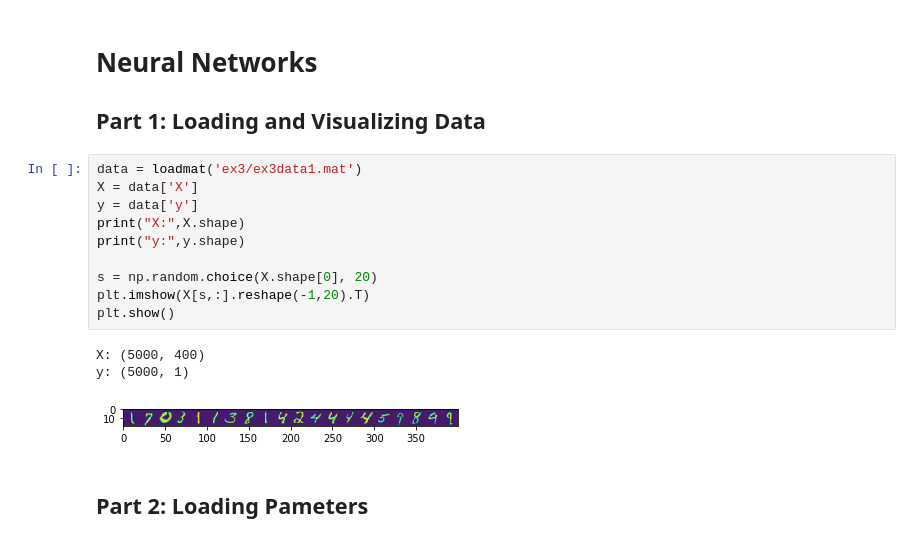
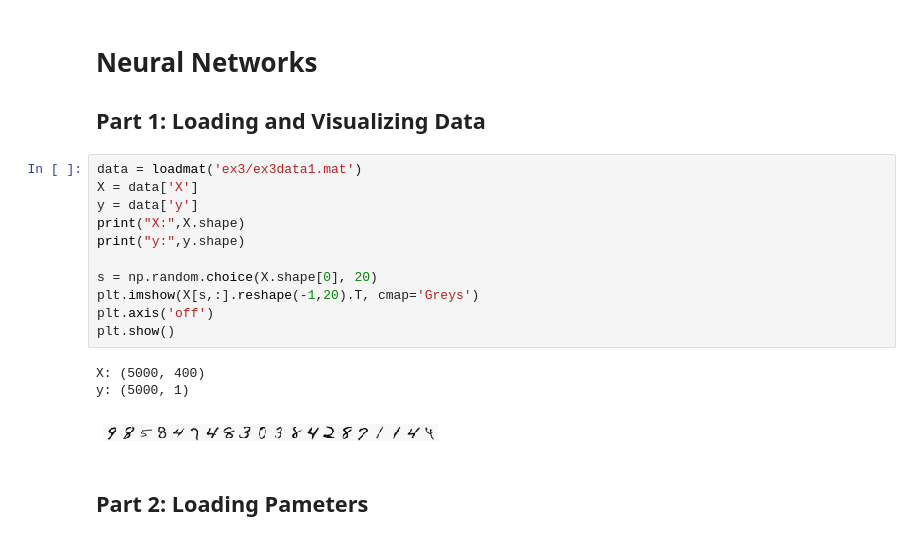
Before and after one commit to Jing-Xiaolong/Coursera-Machine-Learning-Solutions, a Jupyter notebook: ex3.ipynb, the cells around one changed output. Cells and saved outputs as stored; diff of their text form.

```diff
--- a/ex3.ipynb
+++ b/ex3.ipynb
@@ -105,17 +106,18 @@ Trainning accuracy: 93.24%
 # %%
 data = loadmat('ex3/ex3data1.mat')
 X = data['X']
 y = data['y']
 print("X:",X.shape)
 print("y:",y.shape)
 
 s = np.random.choice(X.shape[0], 20)
-plt.imshow(X[s,:].reshape(-1,20).T)
+plt.imshow(X[s,:].reshape(-1,20).T, cmap='Greys')
+plt.axis('off')
 plt.show()
 # %% [output]
 X: (5000, 400)
 y: (5000, 1)
-[figure, old version]
+[figure, new version]
 # %% [markdown]
 ## Part 2: Loading Pameters
 # %%
```
Also changed, not shown: parts of 1 cell of this notebook, 45 other files.
